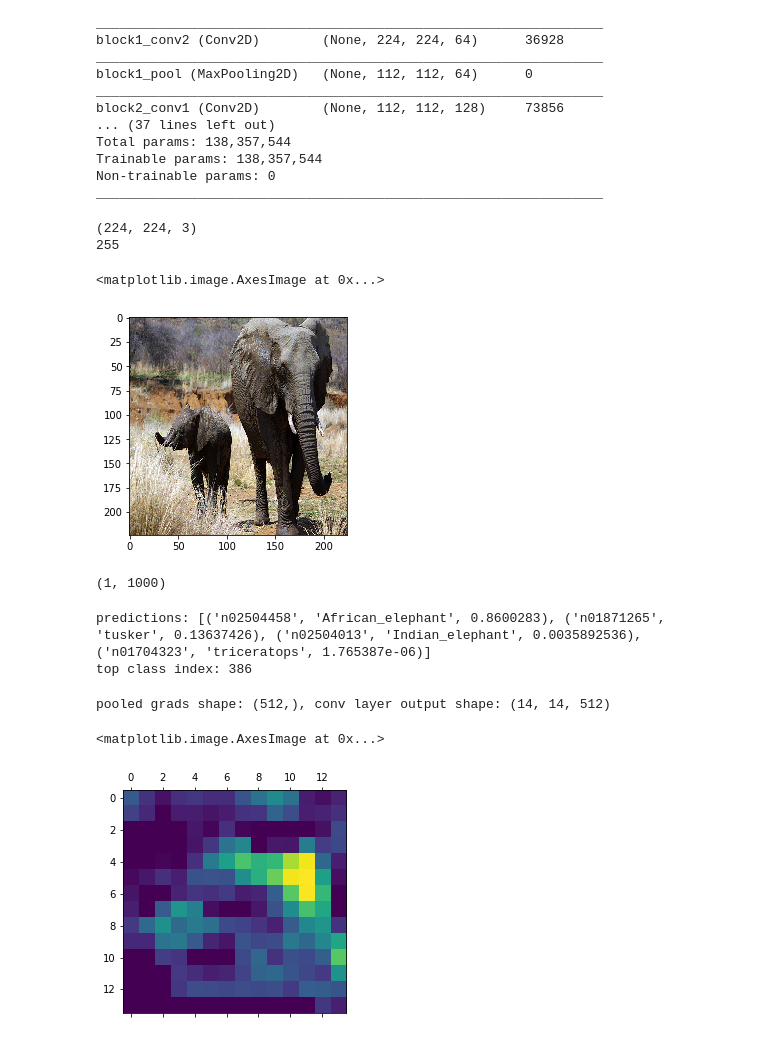
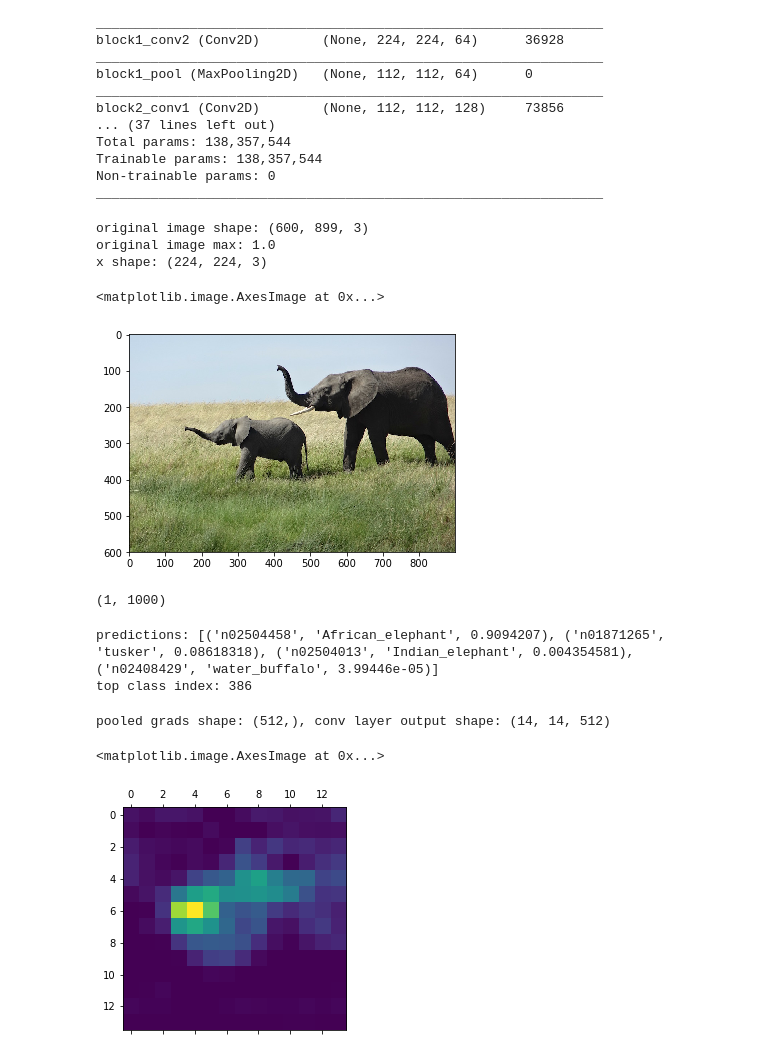
Before and after one commit to 0xb0b/deep_learning_with_python, a Jupyter notebook: grad_cam/vizualize_class_heatmap.ipynb, the cells around one changed output. Drawn from its saved outputs; the diff is of its cells as text; code cells hidden in the pictures.

Commit message:
modified vizualize class heatmap

```diff
--- a/grad_cam/vizualize_class_heatmap.ipynb
+++ b/grad_cam/vizualize_class_heatmap.ipynb
@@ -25,22 +25,27 @@ Trainable params: 138,357,544
 Non-trainable params: 0
 _________________________________________________________________
 # %%
+img_original = image.load_img('../.data/grad_cam/elephants_book.jpeg')
+img_array_original = image.img_to_array(img_original)
+height, width = img_array_original.shape[:2]
+img_original_normalized = img_array_original / 255.
+print("original image shape: {}".format(img_original_normalized.shape))
+print("original image max: {}".format(np.max(img_original_normalized)))
 img_size = (224, 224)
-img = image.load_img('../.data/grad_cam/elephants.png', target_size=img_size)
+img = image.load_img('../.data/grad_cam/elephants_book.jpeg', target_size=img_size)
 x = image.img_to_array(img).astype(np.uint8)
-print(x.shape)
-print(np.max(x))
-img_normalized = x / 255.
+print("x shape: {}".format(x.shape))
 # %% [output]
-(224, 224, 3)
-255
+original image shape: (600, 899, 3)
+original image max: 1.0
+x shape: (224, 224, 3)
 # %%
 import matplotlib.pyplot as viz
 
-viz.imshow(img_normalized)
+viz.imshow(img_original_normalized)
 # %% [output]
 <matplotlib.image.AxesImage at 0x...>
-[figure, old version]
+[figure, new version]
 # %%
 x = np.expand_dims(x, axis=0)
 x = preprocess_input(x)
@@ -54,7 +59,7 @@ print('predictions: {}'.format(decode_predictions(predictions, top=4)[0]))
 top_class_index = np.argmax(predictions[0])
 print('top class index: {}'.format(top_class_index))
 # %% [output]
-predictions: [('n02504458', 'African_elephant', 0.8600283), ('n01871265', 'tusker', 0.13637426), ('n02504013', 'Indian_elephant', 0.0035892536), ('n01704323', 'triceratops', 1.765387e-06)]
+predictions: [('n02504458', 'African_elephant', 0.9094207), ('n01871265', 'tusker', 0.08618318), ('n02504013', 'Indian_elephant', 0.004354581), ('n02408429', 'water_buffalo', 3.99446e-05)]
 top class index: 386
 # %%
 class_output = model.output[:, top_class_index]  # output entry for the chosen class in prediction vector
@@ -85,7 +90,7 @@ heatmap /= np.max(heatmap)
 viz.matshow(heatmap)
 # %% [output]
 <matplotlib.image.AxesImage at 0x...>
-[figure, old version]
+[figure, new version]
 # %%
 # let's do it without opencv
 # before converting to image have to add channel dimension to array
```
Also changed, not shown: parts of 4 cells of this notebook.
